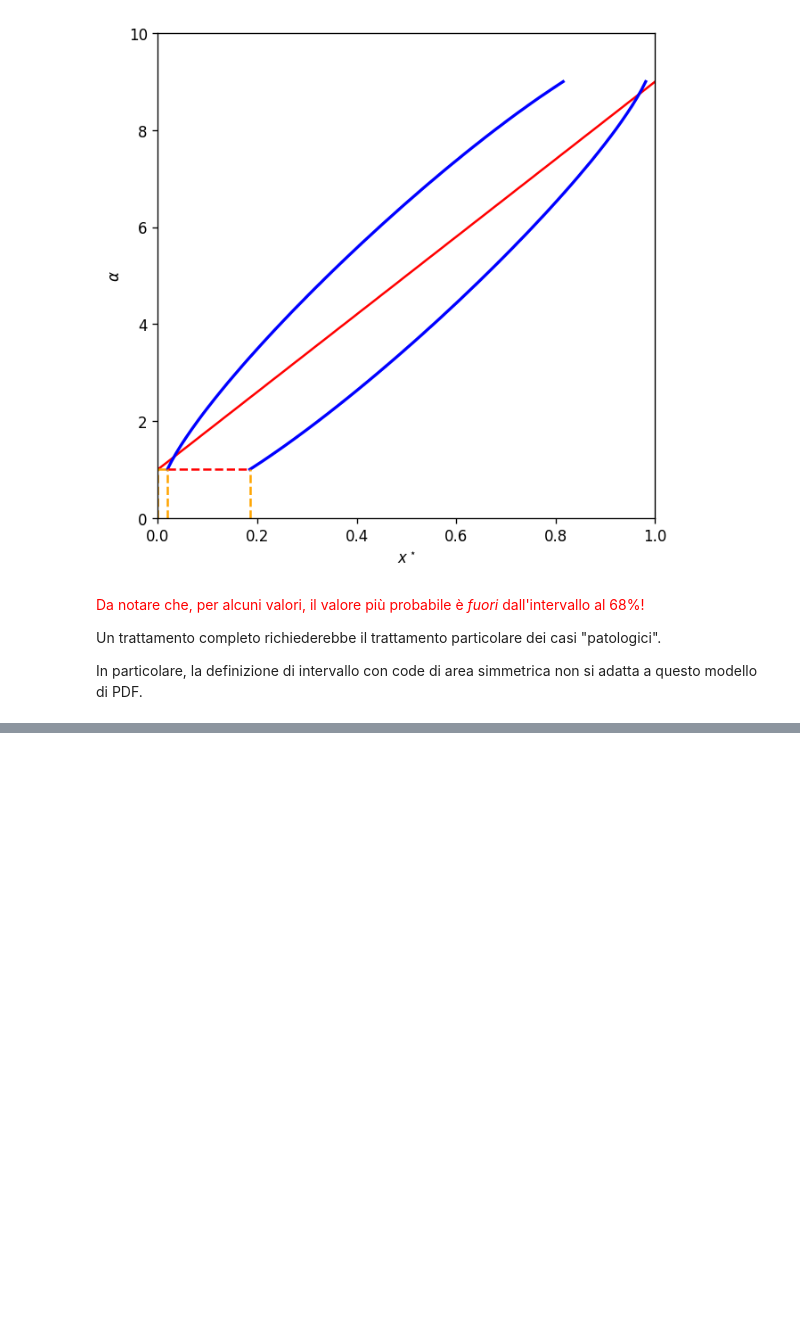
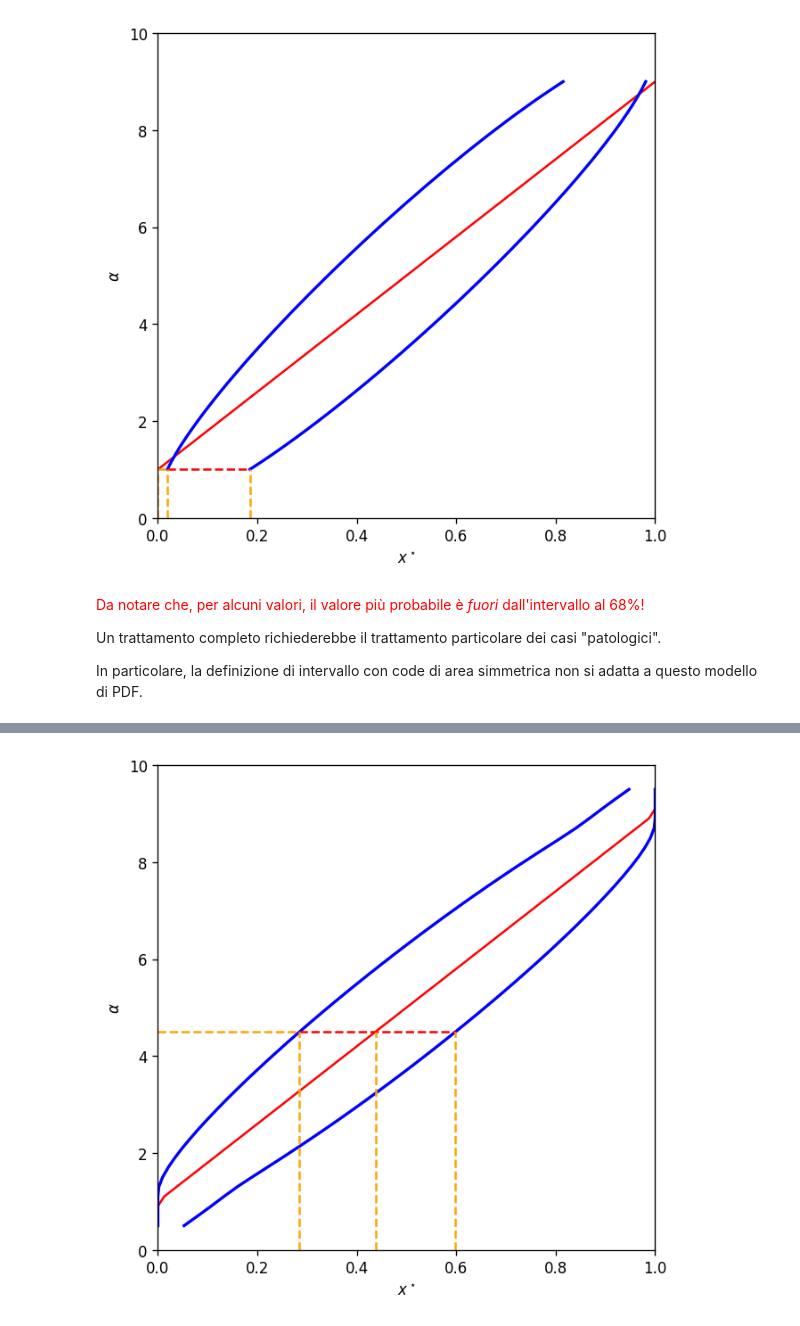
Before and after one commit to lucalista/analisi-dati-2021, a Jupyter notebook: 20.00.00__Intervalli_di_confidenza.ipynb, the cells around one changed output, grey strips where cells are left out. Saved outputs shown, nothing was run; the diff lists cells and outputs as text; code cells hidden in the pictures; blank space fills up the shorter version.

Commit message:
added different interval type

```diff
--- a/20.00.00__Intervalli_di_confidenza.ipynb
+++ b/20.00.00__Intervalli_di_confidenza.ipynb
@@ -262,0 +268,20 @@ In particolare, la definizione di intervallo con code di area simmetrica non si
+# %%
+def interval_shortest(alpha):
+    model = beta(alpha, 10-alpha)
+    if alpha<=1: x_hat = 0
+    elif alpha>=9: x_hat = 1
+    else: x_hat = fmin(lambda x: -model.pdf(x), 0.5, disp=0)[0]
+    def int_area(h):
+        if alpha<=1: x_lo = 0
+        else: x_lo = bisect(lambda x: model.pdf(x)-h, 0, x_hat)
+        if alpha>=9: x_hi = 1
+        else: x_hi = bisect(lambda x: model.pdf(x)-h, x_hat, 1)
+        return x_lo, x_hi, model.cdf(x_hi)-model.cdf(x_lo)
+    if alpha<1 or alpha>9: mm = 10
+    else: mm = model.pdf(x_hat)
+    h = bisect(lambda h: int_area(h)[2]-0.6827, 0, mm)
+    x_lo, x_hi, a = int_area(h)
+    print("α = {:.2f} : {:.3f}, [{:.3f}, {:.3f}]".format(alpha, x_hat, x_lo, x_hi))
+    return alpha, x_hat, x_lo, x_hi
+# %%
+band = [interval_shortest(alpha) for alpha in np.linspace(0.5, 9.5, 46)]
@@ -262,0 +306,24 @@ In particolare, la definizione di intervallo con code di area simmetrica non si
+# %%
+alpha = [i[0] for i in band]
+x_hat = [i[1] for i in band]
+x_lo = [i[2] for i in band]
+x_hi = [i[3] for i in band]
+# %%
+plt.figure(figsize=(6,6), dpi=120)
+plt.plot(x_hat, alpha, linestyle='-', color='r')
+plt.plot(x_lo, alpha, color='b', linewidth=2)
+plt.plot(x_hi, alpha, color='b', linewidth=2)
+pos=20
+alpha_0 = alpha[pos]
+plt.plot([0, x_lo[pos]], [alpha_0, alpha_0], color='orange', linestyle='--')
+plt.plot([x_lo[pos], x_hi[pos]], [alpha_0, alpha_0], color='red', linestyle='--')
+plt.plot([x_hi[pos], x_hi[pos]], [0, alpha_0], color='orange', linestyle='--')
+plt.plot([x_lo[pos], x_lo[pos]], [0, alpha_0], color='orange', linestyle='--')
+plt.plot([x_hat[pos], x_hat[pos]], [0, alpha_0], color='orange', linestyle='--')
+plt.xlabel(r'$x^\star$')
+plt.ylabel(r'$\alpha$')
+plt.ylim(0,10)
+plt.xlim(0,1)
+plt.show()
+# %% [output]
+[figure, added]
```
Also changed, not shown: parts of 4 cells of this notebook.
